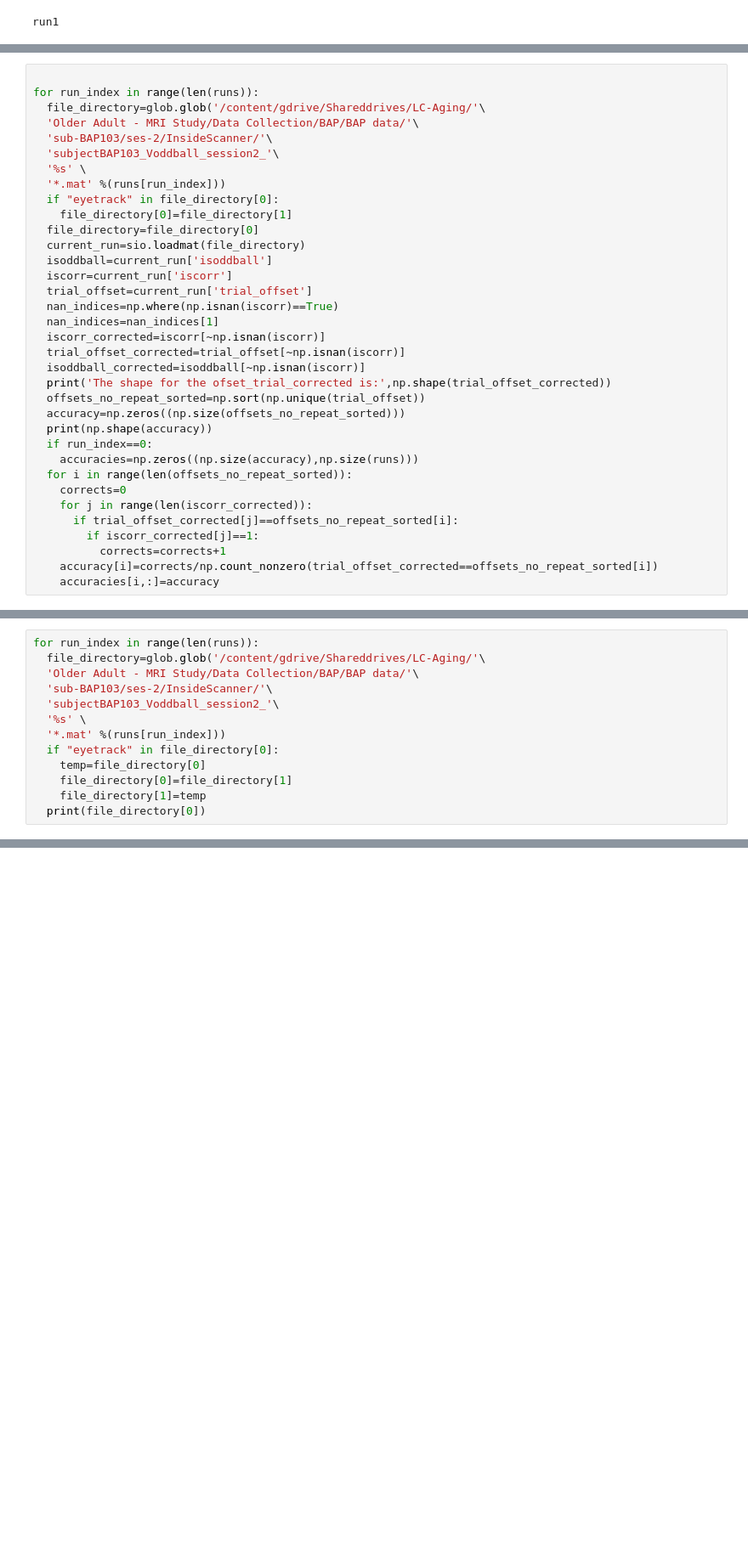
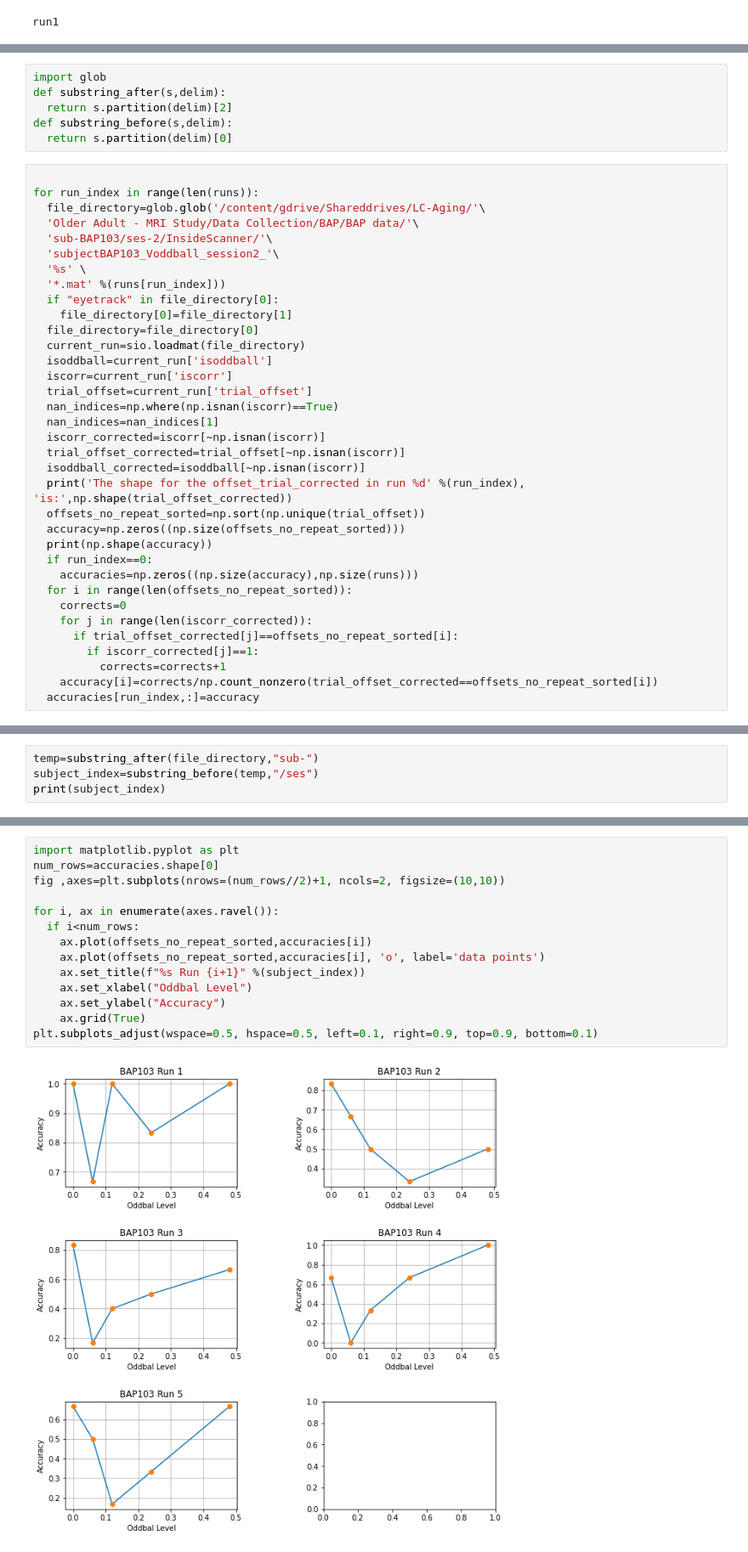
Before and after one commit to aminghafari1/lcaging-fmri, a Jupyter notebook: lcaging_scan_data.ipynb, the cells around one changed output, grey strips where cells are left out. Shown: that part at 85% size. Drawn from its saved outputs; the diff is of its cells as text; blank space fills up the shorter version.

```diff
--- a/lcaging_scan_data.ipynb
+++ b/lcaging_scan_data.ipynb
@@ -17,3 +15,9 @@ import glob
+# %%
+import glob
+def substring_after(s,delim):
+  return s.partition(delim)[2]
+def substring_before(s,delim):
+  return s.partition(delim)[0]
 # %%
 
 for run_index in range(len(runs)):
@@ -35,7 +39,7 @@ for run_index in range(len(runs)):
   iscorr_corrected=iscorr[~np.isnan(iscorr)]
   trial_offset_corrected=trial_offset[~np.isnan(iscorr)]
   isoddball_corrected=isoddball[~np.isnan(iscorr)]
-  print('The shape for the ofset_trial_corrected is:',np.shape(trial_offset_corrected))
+  print('The shape for the offset_trial_corrected in run %d' %(run_index), 'is:',np.shape(trial_offset_corrected))
   offsets_no_repeat_sorted=np.sort(np.unique(trial_offset))
   accuracy=np.zeros((np.size(offsets_no_repeat_sorted)))
   print(np.shape(accuracy))
@@ -48,5 +52,5 @@ for run_index in range(len(runs)):
         if iscorr_corrected[j]==1:
           corrects=corrects+1
     accuracy[i]=corrects/np.count_nonzero(trial_offset_corrected==offsets_no_repeat_sorted[i])
-    accuracies[i,:]=accuracy
+  accuracies[run_index,:]=accuracy
 # %% [output]
@@ -62,14 +66 @@ The shape for the ofset_trial_corrected is: (30,)
 (5,)
-# %%
-for run_index in range(len(runs)):
-  file_directory=glob.glob('/content/gdrive/Shareddrives/LC-Aging/'\
-  'Older Adult - MRI Study/Data Collection/BAP/BAP data/'\
-  'sub-BAP103/ses-2/InsideScanner/'\
-  'subjectBAP103_Voddball_session2_'\
-  '%s' \
-  '*.mat' %(runs[run_index]))
-  if "eyetrack" in file_directory[0]:
-    temp=file_directory[0]
-    file_directory[0]=file_directory[1]
-    file_directory[1]=temp
-  print(file_directory[0])
@@ -104,0 +67,4 @@ array([1.        , 0.66666667, 1.        , 0.83333333, 1.        ])
+# %%
+temp=substring_after(file_directory,"sub-")
+subject_index=substring_before(temp,"/ses")
+print(subject_index)
@@ -105,3 +77,19 @@ array([1.        , 0.66666667, 1.        , 0.83333333, 1.        ])
+# %%
+import matplotlib.pyplot as plt
+num_rows=accuracies.shape[0]
+fig ,axes=plt.subplots(nrows=(num_rows//2)+1, ncols=2, figsize=(10,10))
+
+for i, ax in enumerate(axes.ravel()):
+  if i<num_rows:
+    ax.plot(offsets_no_repeat_sorted,accuracies[i])
+    ax.plot(offsets_no_repeat_sorted,accuracies[i], 'o', label='data points')
+    ax.set_title(f"%s Run {i+1}" %(subject_index))
+    ax.set_xlabel("Oddbal Level")
+    ax.set_ylabel("Accuracy")
+    ax.grid(True)
+plt.subplots_adjust(wspace=0.5, hspace=0.5, left=0.1, right=0.9, top=0.9, bottom=0.1)
+# %% [output]
+[figure, added]
 # %%
 import matplotlib.pyplot as plt
 plt.plot(offsets_no_repeat_sorted,accuracy)
```
Also changed, not shown: parts of 11 cells of this notebook.
